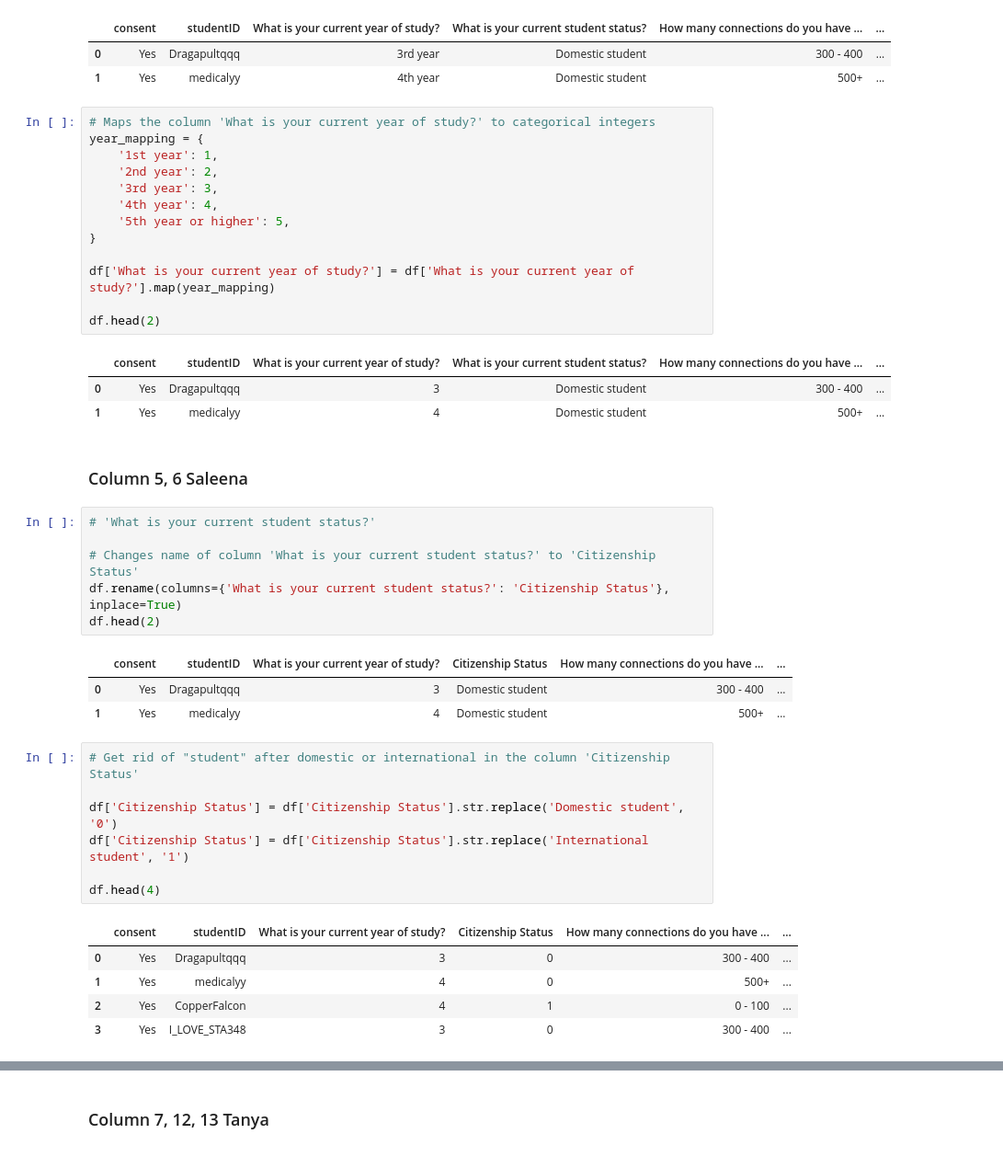
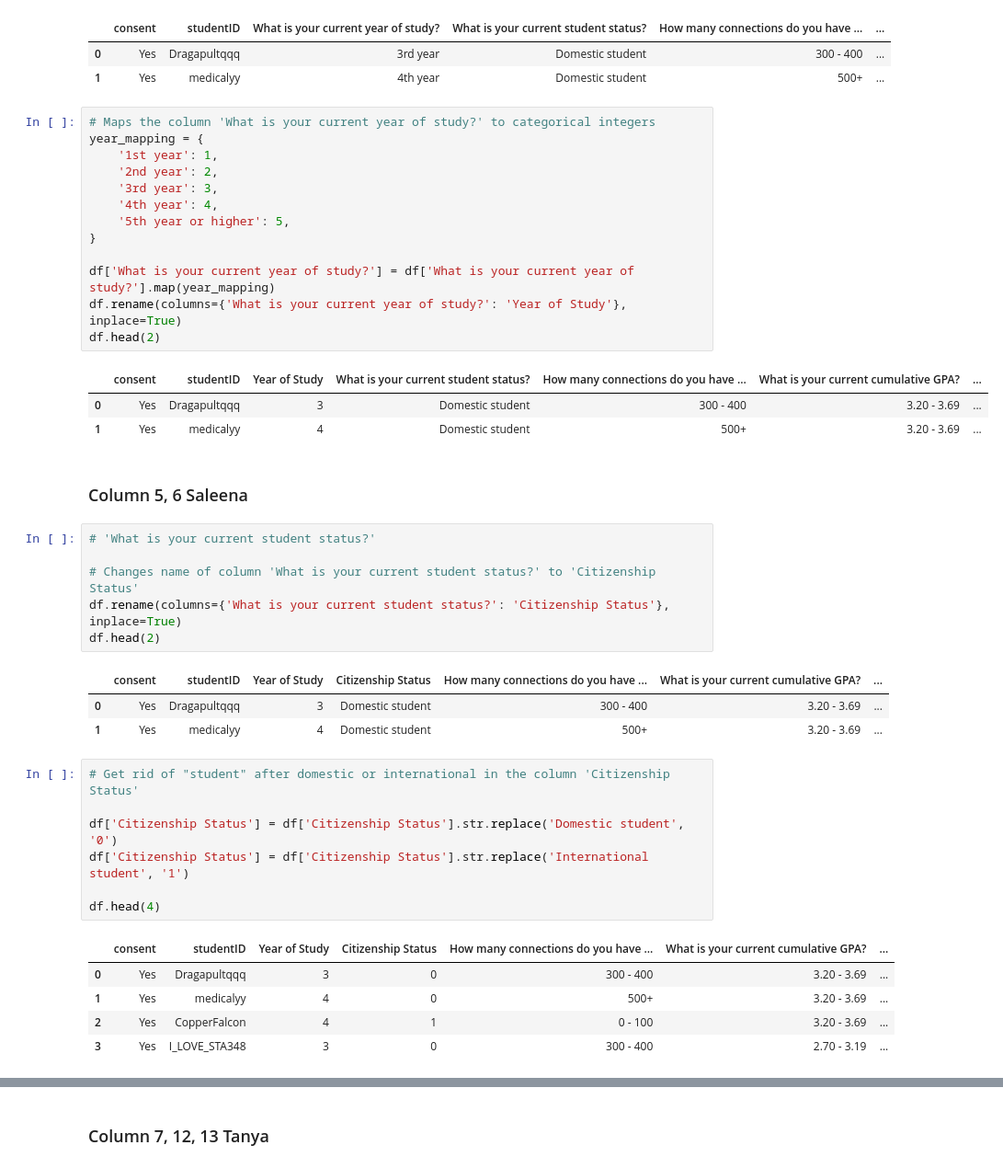
Before and after one commit to saleenaq06/sta304-Project, a Jupyter notebook: DataCollection/main.ipynb, the cells around one changed output, grey strips where cells are left out. Shown at 92% size. Drawn from its saved outputs; the diff is of its cells as text.

```diff
--- a/DataCollection/main.ipynb
+++ b/DataCollection/main.ipynb
@@ -61,20 +61,20 @@ df.head(2)
 # %%
 # Maps the column 'What is your current year of study?' to categorical integers
 year_mapping = {
     '1st year': 1,
     '2nd year': 2,
     '3rd year': 3,
     '4th year': 4,
     '5th year or higher': 5,
 }
 
 df['What is your current year of study?'] = df['What is your current year of study?'].map(year_mapping)
-
+df.rename(columns={'What is your current year of study?': 'Year of Study'}, inplace=True)
 df.head(2)
 # %% [output]
-|  | consent | studentID | What is your current year of study? | What is your current student status? | How many connections do you have ... | ... |
-| 0 | Yes | Dragapultqqq | 3 | Domestic student | 300 - 400 | ... |
-| 1 | Yes | medicalyy | 4 | Domestic student | 500+ | ... |
+|  | consent | studentID | Year of Study | What is your current student status? | How many connections do you have ... | What is your current cumulative GPA? | ... |
+| 0 | Yes | Dragapultqqq | 3 | Domestic student | 300 - 400 | 3.20 - 3.69 | ... |
+| 1 | Yes | medicalyy | 4 | Domestic student | 500+ | 3.20 - 3.69 | ... |
 # %% [markdown]
 ### Column 5, 6 Saleena
 # %%
@@ -84,9 +84,9 @@ df.head(2)
 df.rename(columns={'What is your current student status?': 'Citizenship Status'}, inplace=True)
 df.head(2)
 # %% [output]
-|  | consent | studentID | What is your current year of study? | Citizenship Status | How many connections do you have ... | ... |
-| 0 | Yes | Dragapultqqq | 3 | Domestic student | 300 - 400 | ... |
-| 1 | Yes | medicalyy | 4 | Domestic student | 500+ | ... |
+|  | consent | studentID | Year of Study | Citizenship Status | How many connections do you have ... | What is your current cumulative GPA? | ... |
+| 0 | Yes | Dragapultqqq | 3 | Domestic student | 300 - 400 | 3.20 - 3.69 | ... |
+| 1 | Yes | medicalyy | 4 | Domestic student | 500+ | 3.20 - 3.69 | ... |
 # %%
 # Get rid of "student" after domestic or international in the column 'Citizenship Status'
 
@@ -95,11 +95,11 @@ df['Citizenship Status'] = df['Citizenship Status'].str.replace('International s
 
 df.head(4)
 # %% [output]
-|  | consent | studentID | What is your current year of study? | Citizenship Status | How many connections do you have ... | ... |
-| 0 | Yes | Dragapultqqq | 3 | 0 | 300 - 400 | ... |
-| 1 | Yes | medicalyy | 4 | 0 | 500+ | ... |
-| 2 | Yes | CopperFalcon | 4 | 1 | 0 - 100 | ... |
-| 3 | Yes | I_LOVE_STA348 | 3 | 0 | 300 - 400 | ... |
+|  | consent | studentID | Year of Study | Citizenship Status | How many connections do you have ... | What is your current cumulative GPA? | ... |
+| 0 | Yes | Dragapultqqq | 3 | 0 | 300 - 400 | 3.20 - 3.69 | ... |
+| 1 | Yes | medicalyy | 4 | 0 | 500+ | 3.20 - 3.69 | ... |
+| 2 | Yes | CopperFalcon | 4 | 1 | 0 - 100 | 3.20 - 3.69 | ... |
+| 3 | Yes | I_LOVE_STA348 | 3 | 0 | 300 - 400 | 2.70 - 3.19 | ... |
 # %%
 # 'How many connections do you have on LinkedIn?'
 
```
Also changed, not shown: parts of 11 cells of this notebook, 1 other file.
